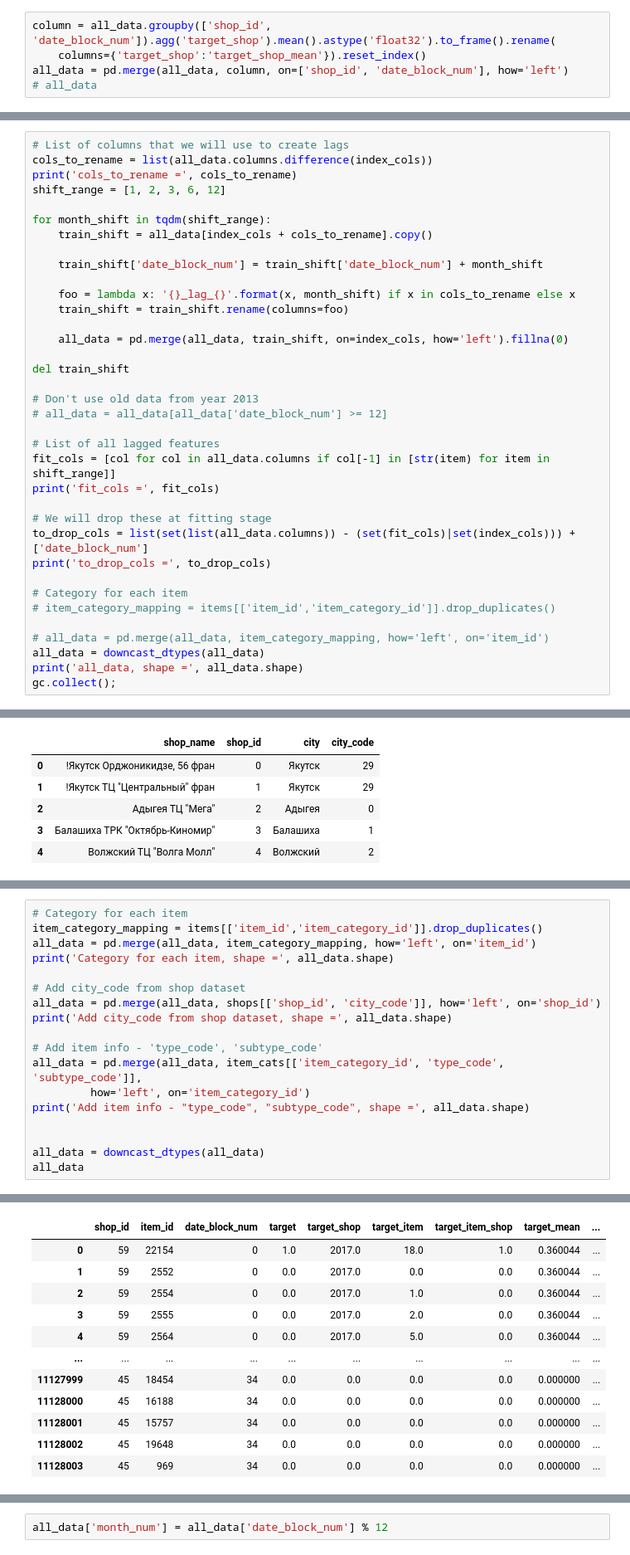
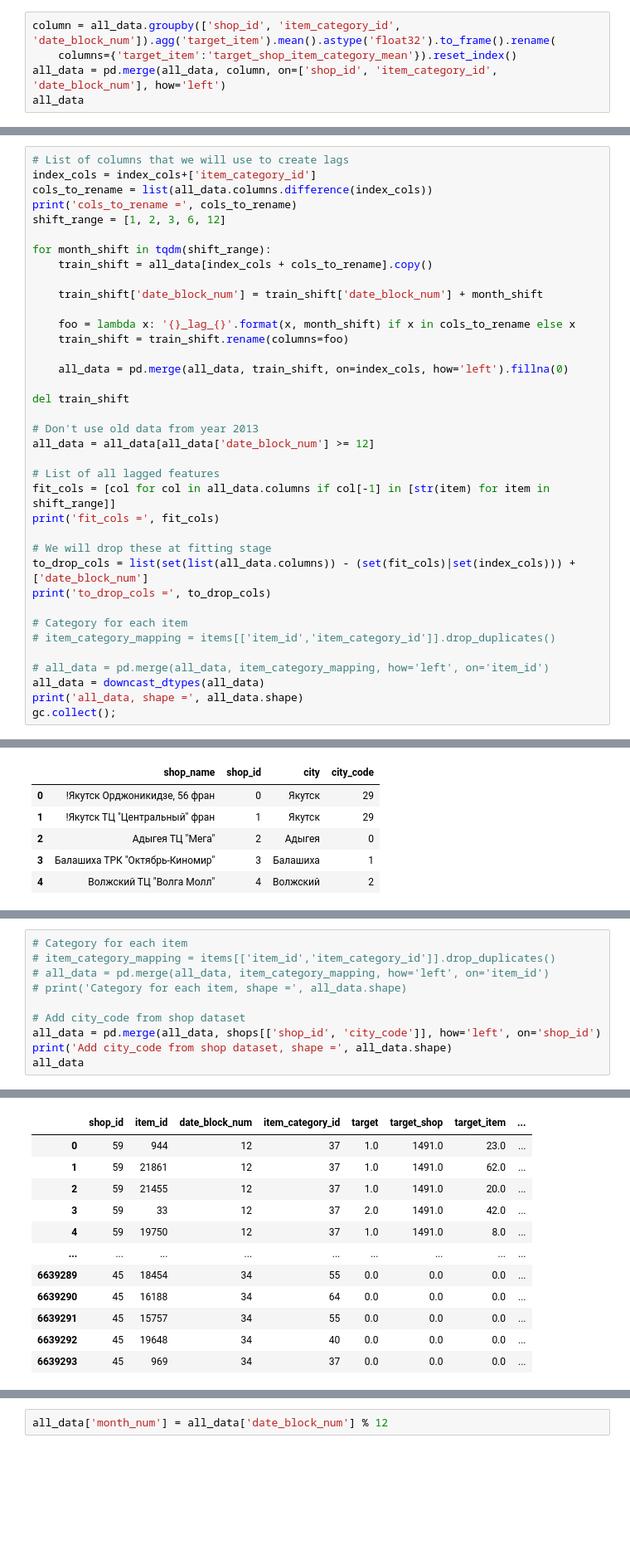
Before and after one commit to ddmitry80/coursera_how_to_win_kaggle, a Jupyter notebook: Final_project/Features_generation.ipynb, the cells around one changed output, grey strips where cells are left out. Shown: that part at 83% size. Drawn from its saved outputs; the diff is of its cells as text; blank space fills up the shorter version.

Commit message:
New features - item_categories ans price_delta_lag

```diff
--- a/Final_project/Features_generation.ipynb
+++ b/Final_project/Features_generation.ipynb
@@ -187,5 +317,5 @@ Wall time: 1.78 s
 # %%
-column = all_data.groupby(['shop_id', 'date_block_num']).agg('target_shop').mean().astype('float32').to_frame().rename(
-    columns={'target_shop':'target_shop_mean'}).reset_index()
-all_data = pd.merge(all_data, column, on=['shop_id', 'date_block_num'], how='left')
-# all_data
+column = all_data.groupby(['shop_id', 'item_category_id', 'date_block_num']).agg('target_item').mean().astype('float32').to_frame().rename(
+    columns={'target_item':'target_shop_item_category_mean'}).reset_index()
+all_data = pd.merge(all_data, column, on=['shop_id', 'item_category_id', 'date_block_num'], how='left')
+all_data
@@ -233,6 +337,7 @@ all_data
 After creating a grid, we can calculate some features. We will use lags from [1, 2, 3, 4, 5, 12] months ago.
 # %%
 # List of columns that we will use to create lags
+index_cols = index_cols+['item_category_id']
 cols_to_rename = list(all_data.columns.difference(index_cols))
 print('cols_to_rename =', cols_to_rename)
 shift_range = [1, 2, 3, 6, 12]
@@ -250,7 +355,7 @@ for month_shift in tqdm(shift_range):
 del train_shift
 
 # Don't use old data from year 2013
-# all_data = all_data[all_data['date_block_num'] >= 12]
+all_data = all_data[all_data['date_block_num'] >= 12]
 
 # List of all lagged features
 fit_cols = [col for col in all_data.columns if col[-1] in [str(item) for item in shift_range]]
@@ -312,20 +417,12 @@ item_cats.head()
 | 4 | Аксессуары - PSP | 4 | [Аксессуары , PSP] | Аксессуары | 1 | PSP | 13 |
 # %%
 # Category for each item
-item_category_mapping = items[['item_id','item_category_id']].drop_duplicates()
-all_data = pd.merge(all_data, item_category_mapping, how='left', on='item_id')
-print('Category for each item, shape =', all_data.shape)
+# item_category_mapping = items[['item_id','item_category_id']].drop_duplicates()
+# all_data = pd.merge(all_data, item_category_mapping, how='left', on='item_id')
+# print('Category for each item, shape =', all_data.shape)
 
 # Add city_code from shop dataset
 all_data = pd.merge(all_data, shops[['shop_id', 'city_code']], how='left', on='shop_id')
 print('Add city_code from shop dataset, shape =', all_data.shape)
-
-# Add item info - 'type_code', 'subtype_code'
-all_data = pd.merge(all_data, item_cats[['item_category_id', 'type_code', 'subtype_code']],
-         how='left', on='item_category_id')
-print('Add item info - "type_code", "subtype_code", shape =', all_data.shape)
-
-
-all_data = downcast_dtypes(all_data)
 all_data
 # %% [output]
@@ -335,12 +430,12 @@ Add item info - "type_code", "subtype_code", shape = (11128004, 55)
-|  | shop_id | item_id | date_block_num | target | target_shop | target_item | target_item_shop | target_mean | ... |
-| 0 | 59 | 22154 | 0 | 1.0 | 2017.0 | 18.0 | 1.0 | 0.360044 | ... |
-| 1 | 59 | 2552 | 0 | 0.0 | 2017.0 | 0.0 | 0.0 | 0.360044 | ... |
-| 2 | 59 | 2554 | 0 | 0.0 | 2017.0 | 1.0 | 0.0 | 0.360044 | ... |
-| 3 | 59 | 2555 | 0 | 0.0 | 2017.0 | 2.0 | 0.0 | 0.360044 | ... |
-| 4 | 59 | 2564 | 0 | 0.0 | 2017.0 | 5.0 | 0.0 | 0.360044 | ... |
-| ... | ... | ... | ... | ... | ... | ... | ... | ... | ... |
-| 11127999 | 45 | 18454 | 34 | 0.0 | 0.0 | 0.0 | 0.0 | 0.000000 | ... |
-| 11128000 | 45 | 16188 | 34 | 0.0 | 0.0 | 0.0 | 0.0 | 0.000000 | ... |
-| 11128001 | 45 | 15757 | 34 | 0.0 | 0.0 | 0.0 | 0.0 | 0.000000 | ... |
-| 11128002 | 45 | 19648 | 34 | 0.0 | 0.0 | 0.0 | 0.0 | 0.000000 | ... |
-| 11128003 | 45 | 969 | 34 | 0.0 | 0.0 | 0.0 | 0.0 | 0.000000 | ... |
+|  | shop_id | item_id | date_block_num | item_category_id | target | target_shop | target_item | ... |
+| 0 | 59 | 944 | 12 | 37 | 1.0 | 1491.0 | 23.0 | ... |
+| 1 | 59 | 21861 | 12 | 37 | 1.0 | 1491.0 | 62.0 | ... |
+| 2 | 59 | 21455 | 12 | 37 | 1.0 | 1491.0 | 20.0 | ... |
+| 3 | 59 | 33 | 12 | 37 | 2.0 | 1491.0 | 42.0 | ... |
+| 4 | 59 | 19750 | 12 | 37 | 1.0 | 1491.0 | 8.0 | ... |
+| ... | ... | ... | ... | ... | ... | ... | ... | ... |
+| 6639289 | 45 | 18454 | 34 | 55 | 0.0 | 0.0 | 0.0 | ... |
+| 6639290 | 45 | 16188 | 34 | 64 | 0.0 | 0.0 | 0.0 | ... |
+| 6639291 | 45 | 15757 | 34 | 55 | 0.0 | 0.0 | 0.0 | ... |
+| 6639292 | 45 | 19648 | 34 | 40 | 0.0 | 0.0 | 0.0 | ... |
+| 6639293 | 45 | 969 | 34 | 37 | 0.0 | 0.0 | 0.0 | ... |
```
Also changed, not shown: parts of 33 cells of this notebook, 1 other file.
